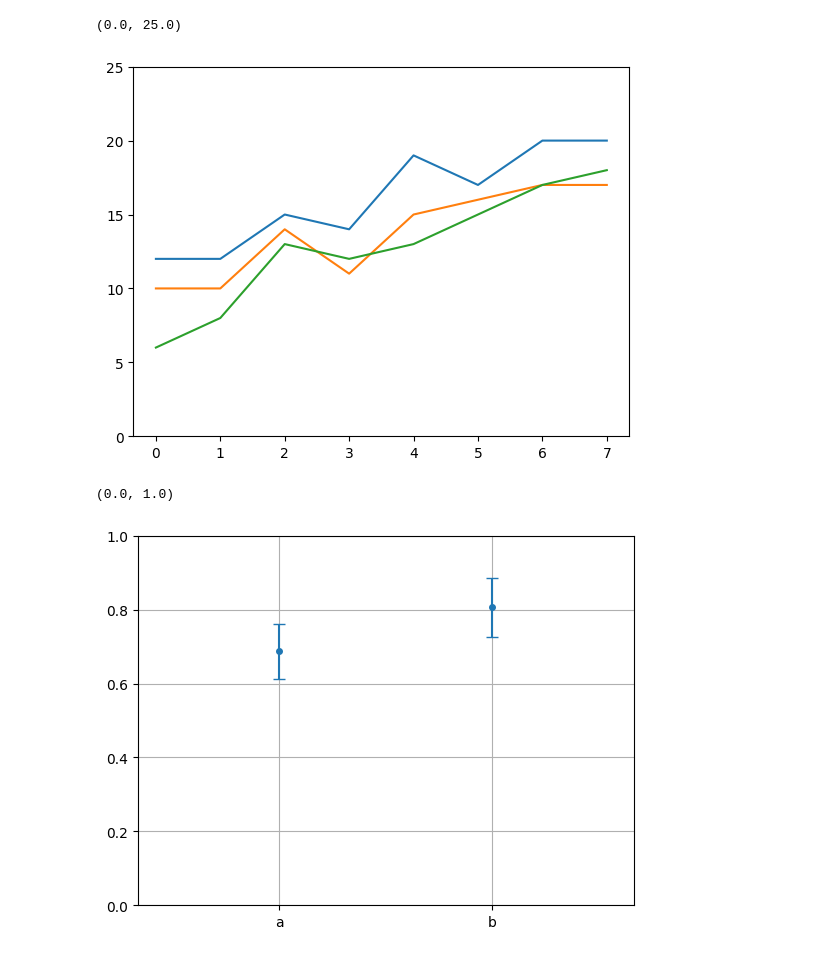
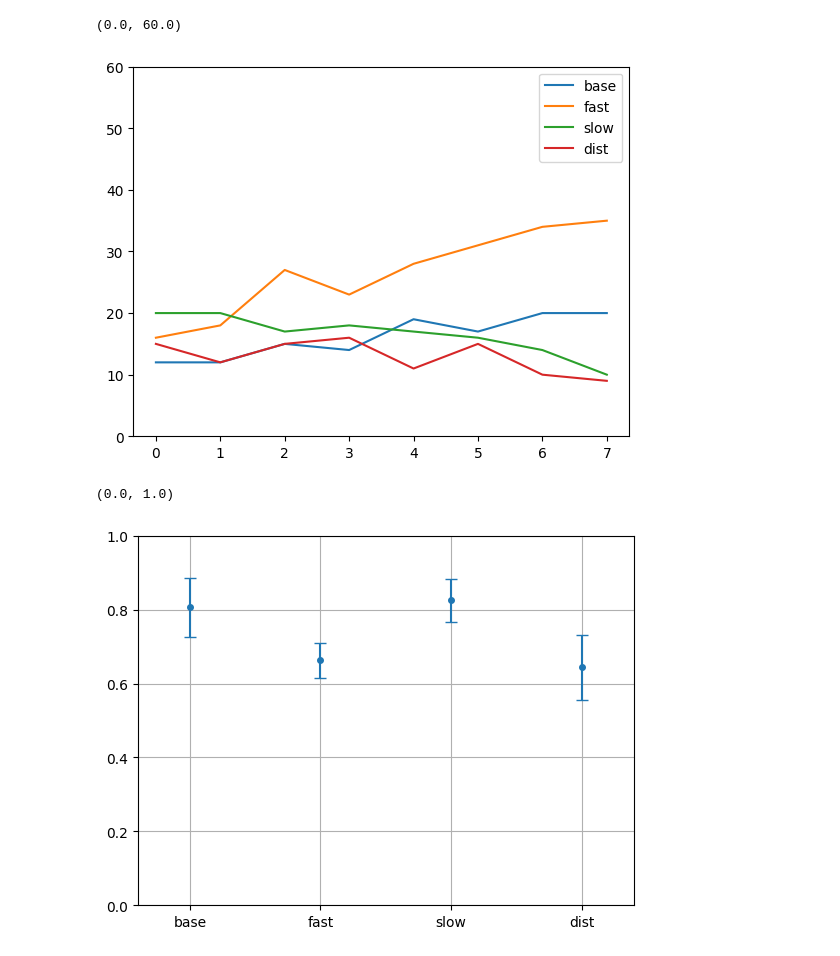
Before and after one commit to CarlaZdravkovicHugod/recall_miniproject_02464, a Jupyter notebook: free_recall/free_recall_analysis.ipynb, the cells around one changed output. Drawn from its saved outputs; the diff is of its cells as text; code cells hidden in the pictures.

```diff
--- a/free_recall/free_recall_analysis.ipynb
+++ b/free_recall/free_recall_analysis.ipynb
@@ -2,28 +2,42 @@
 import pandas as pd
 import numpy as np
 from matplotlib import pyplot as plt
+# %%
+base = pd.concat([
+    pd.read_csv("free_recall_baseline_alex.csv"),
+]).reset_index()
+
+fast = pd.concat([
+    pd.read_csv("free_recall_fast_05_carla.csv"),
+    pd.read_csv("free_recall_fast_05_alex.csv"),
+]).reset_index()
+
+slow = pd.concat([
+    pd.read_csv("free_recall_slow4_bertram.csv"),
+]).reset_index()
+
+dist = pd.concat([
+    pd.read_csv("free_recall_with_distraction_carla.csv"),
+]).reset_index()
 # %%
-def get_bools(path):
-    df = pd.read_csv(path)
+def get_bools(df):
     lister = []
     for i in range(len(df)):
         true_list = np.isin(np.array(df["shown_words"][i].split(",")), np.array(df["recalled_words"][i].split(","))).astype(np.int32)
         lister.append(true_list)
 
     lister = np.array(lister)
     return lister
 
-a = get_bools("free_recall_baseline_alex.csv")
-b = get_bools("free_recall_fast_05_carla.csv")
-c = get_bools("free_recall_fast_05_alex.csv")
-
-plt.plot(a.sum(0))
-plt.plot(b.sum(0))
-plt.plot(c.sum(0))
-plt.ylim(0, 25)
+labels = ["base", "fast", "slow", "dist"]
+tests = [base, fast, slow, dist]
+for i, test in enumerate(tests):
+    plt.plot(get_bools(test).sum(0), label=labels[i])
+plt.legend()
+plt.ylim(0, 60)
 # %% [output]
-(0.0, 25.0)
+(0.0, 60.0)
-[figure, old version]
+[figure, new version]
 # %%
 import numpy as np
 from scipy import stats
@@ -43,8 +57,8 @@ def conf(data, total_guesses_per_round):
 means = []
 margins = []
 
-for data in [a, b]:
-    m, margin = conf(data.sum(1), 8)
+for data in tests:
+    m, margin = conf(get_bools(data).sum(1), 8)
     means.append(m)
     margins.append(margin)
 
@@ -52,9 +66,9 @@ x = range(len(means))
 spacing = 1/(len(x)+1)
 plt.errorbar(x, means, yerr=margins, fmt='o', markersize=4, capsize=4)
 plt.grid()
-plt.xlim(-2*spacing, 1+2*spacing)
-plt.xticks(x, ["a", "b"])
+plt.xlim(-2*spacing, len(x)-1+2*spacing)
+plt.xticks(x, labels)
 plt.ylim(0, 1)
 # %% [output]
 (0.0, 1.0)
-[figure, old version]
+[figure, new version]
```
